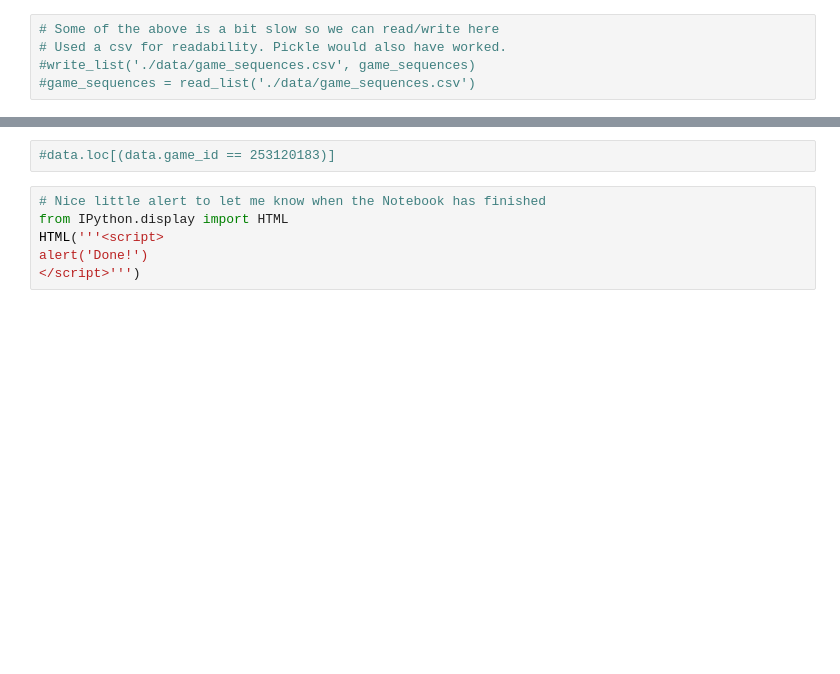
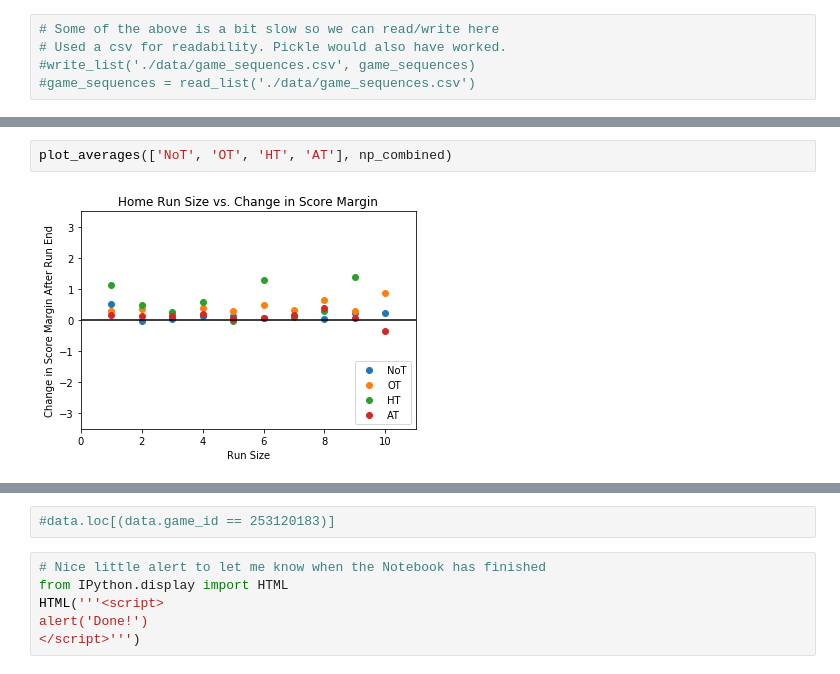
Before and after one commit to mattfred10/Timeout-Analyzer, a Jupyter notebook: Matching_Analysis.ipynb, the cells around one changed output, grey strips where cells are left out. Drawn from its saved outputs; the diff is of its cells as text; blank space fills up the shorter version.

```diff
--- a/Matching_Analysis.ipynb
+++ b/Matching_Analysis.ipynb
@@ -443,0 +554,4 @@ plot_averages(seq_values.keys())
+# %%
+plot_averages(['NoT', 'OT', 'HT', 'AT'], np_combined)
+# %% [output]
+[figure, added]
```
Also changed, not shown: parts of 26 cells of this notebook.
